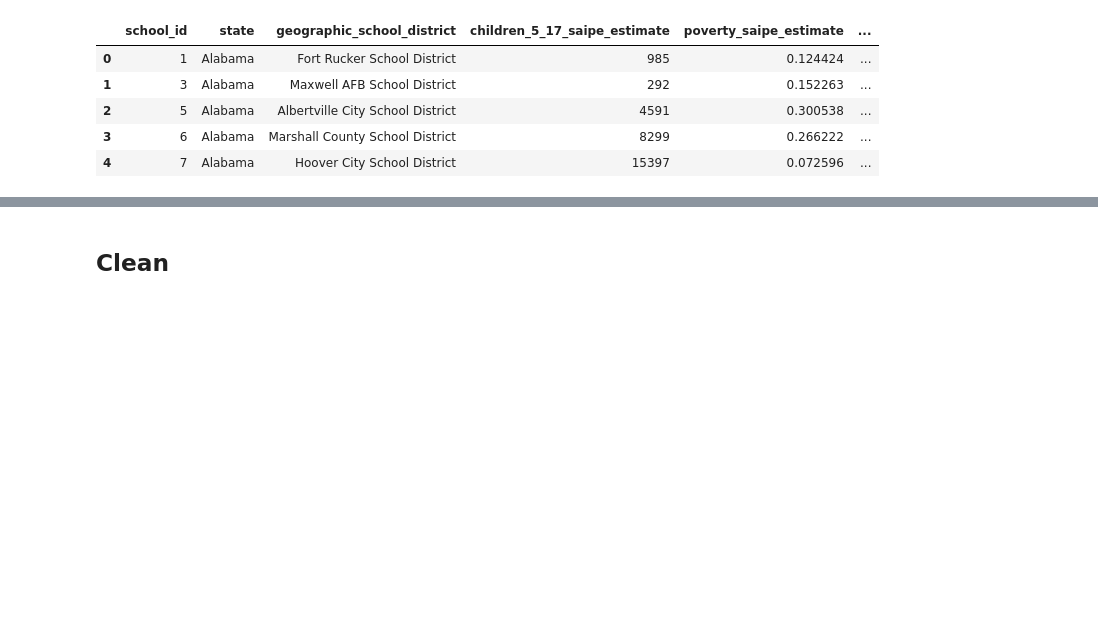
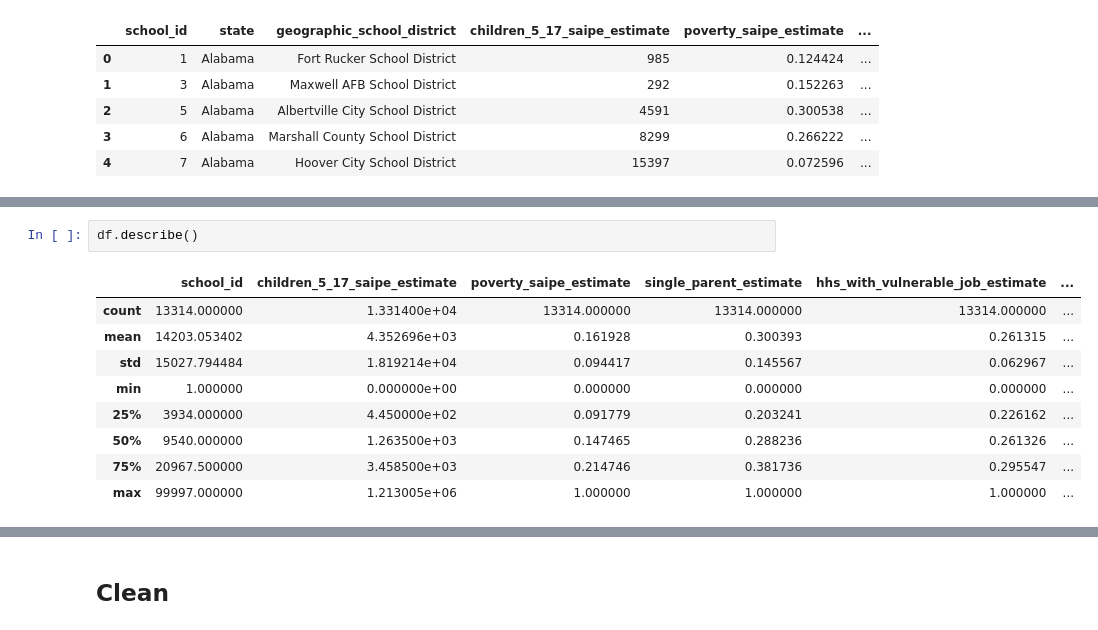
Before and after one commit to myqntm/Mapping-Student-Needs, a Jupyter notebook: analysis.ipynb, the cells around one changed output, grey strips where cells are left out. Saved outputs shown, nothing was run; the diff lists cells and outputs as text; blank space fills up the shorter version.

```diff
--- a/analysis.ipynb
+++ b/analysis.ipynb
@@ -18,0 +41,12 @@ df.head()
+# %%
+df.describe()
+# %% [output]
+|  | school_id | children_5_17_saipe_estimate | poverty_saipe_estimate | single_parent_estimate | hhs_with_vulnerable_job_estimate | ... |
+| count | 13314.000000 | 1.331400e+04 | 13314.000000 | 13314.000000 | 13314.000000 | ... |
+| mean | 14203.053402 | 4.352696e+03 | 0.161928 | 0.300393 | 0.261315 | ... |
+| std | 15027.794484 | 1.819214e+04 | 0.094417 | 0.145567 | 0.062967 | ... |
+| min | 1.000000 | 0.000000e+00 | 0.000000 | 0.000000 | 0.000000 | ... |
+| 25% | 3934.000000 | 4.450000e+02 | 0.091779 | 0.203241 | 0.226162 | ... |
+| 50% | 9540.000000 | 1.263500e+03 | 0.147465 | 0.288236 | 0.261326 | ... |
+| 75% | 20967.500000 | 3.458500e+03 | 0.214746 | 0.381736 | 0.295547 | ... |
+| max | 99997.000000 | 1.213005e+06 | 1.000000 | 1.000000 | 1.000000 | ... |
```
Also changed, not shown: parts of 16 cells of this notebook, 2 other files.
